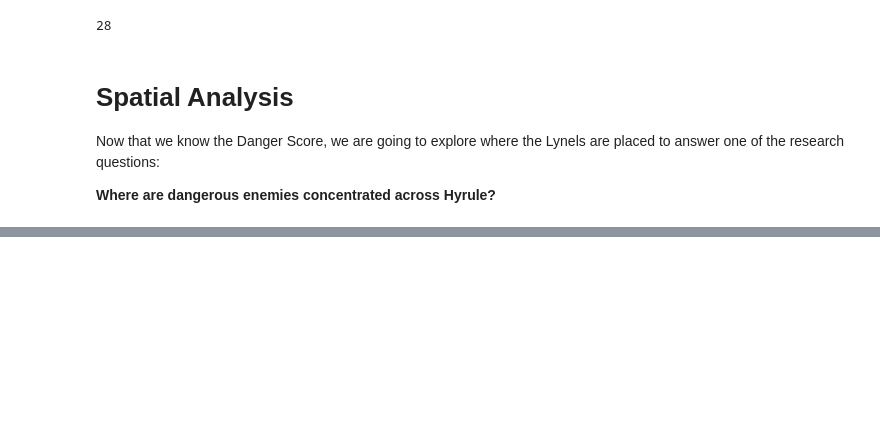
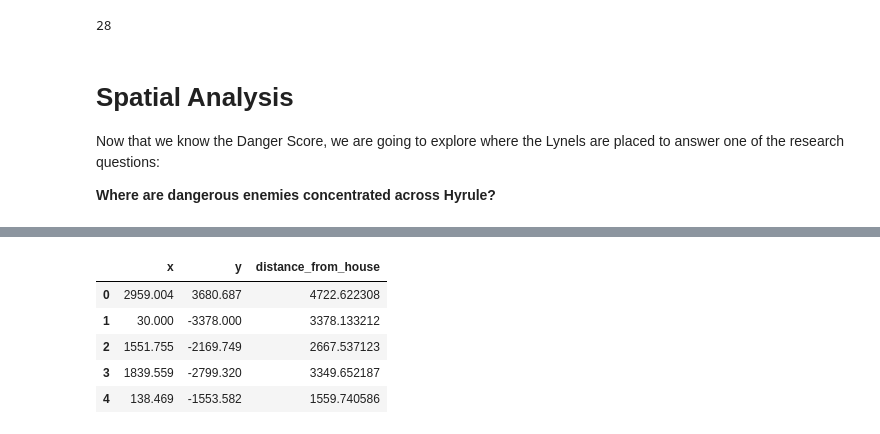
Before and after one commit to lyds214/hyrule-livability-analysis, a Jupyter notebook: notebooks/01_data_exploration.ipynb, the cells around one changed output, grey strips where cells are left out. Drawn from its saved outputs; the diff is of its cells as text; code cells hidden in the pictures; blank space fills up the shorter version.

```diff
--- a/notebooks/01_data_exploration.ipynb
+++ b/notebooks/01_data_exploration.ipynb
@@ -231,0 +254,16 @@ plt.show()
+# %%
+import numpy as np
+
+house_x = 0
+house_y = 0
+
+lynel_df["distance_from_house"] = np.sqrt((lynel_df["x"]- house_x) ** 2 + (lynel_df["y"] - house_y) ** 2)
+
+display(lynel_df[["x", "y", "distance_from_house"]].head())
+# %% [output]
+|  | x | y | distance_from_house |
+| 0 | 2959.004 | 3680.687 | 4722.622308 |
+| 1 | 30.000 | -3378.000 | 3378.133212 |
+| 2 | 1551.755 | -2169.749 | 2667.537123 |
+| 3 | 1839.559 | -2799.320 | 3349.652187 |
+| 4 | 138.469 | -1553.582 | 1559.740586 |
```
Also changed, not shown: parts of 7 cells of this notebook.
